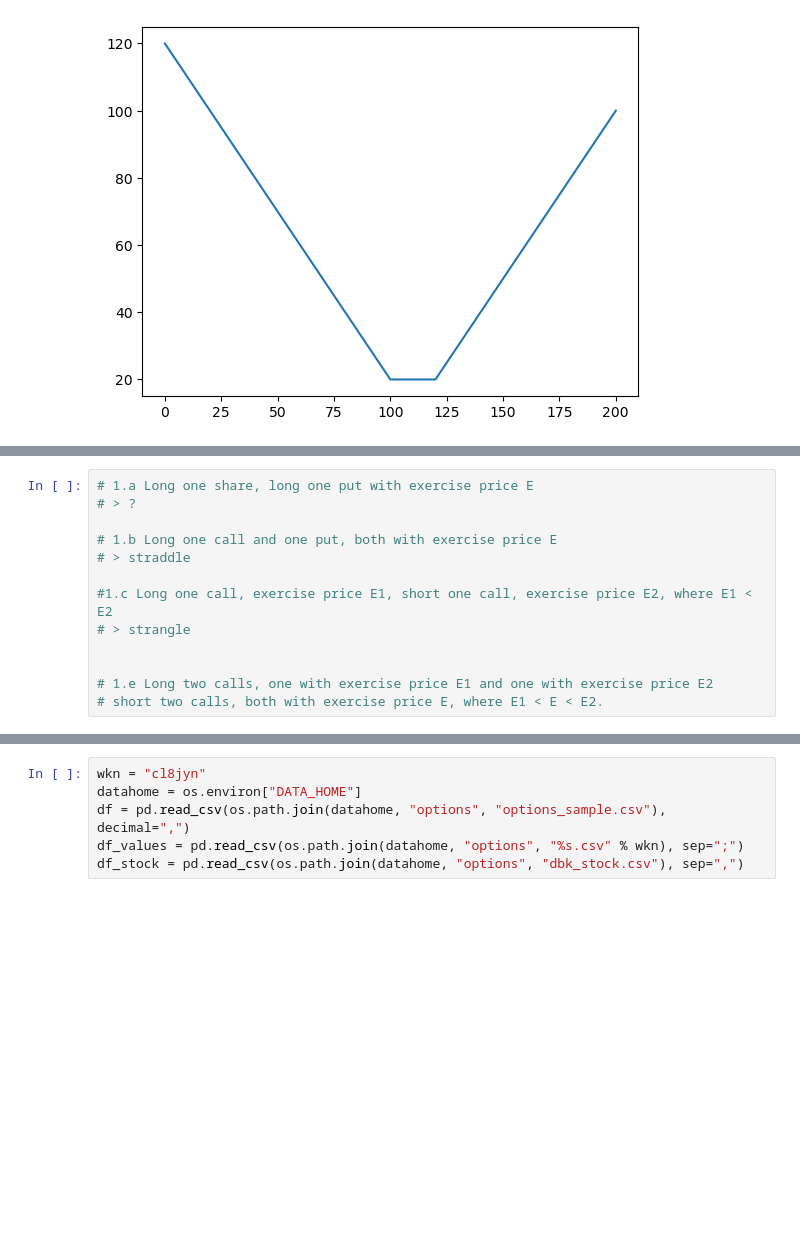
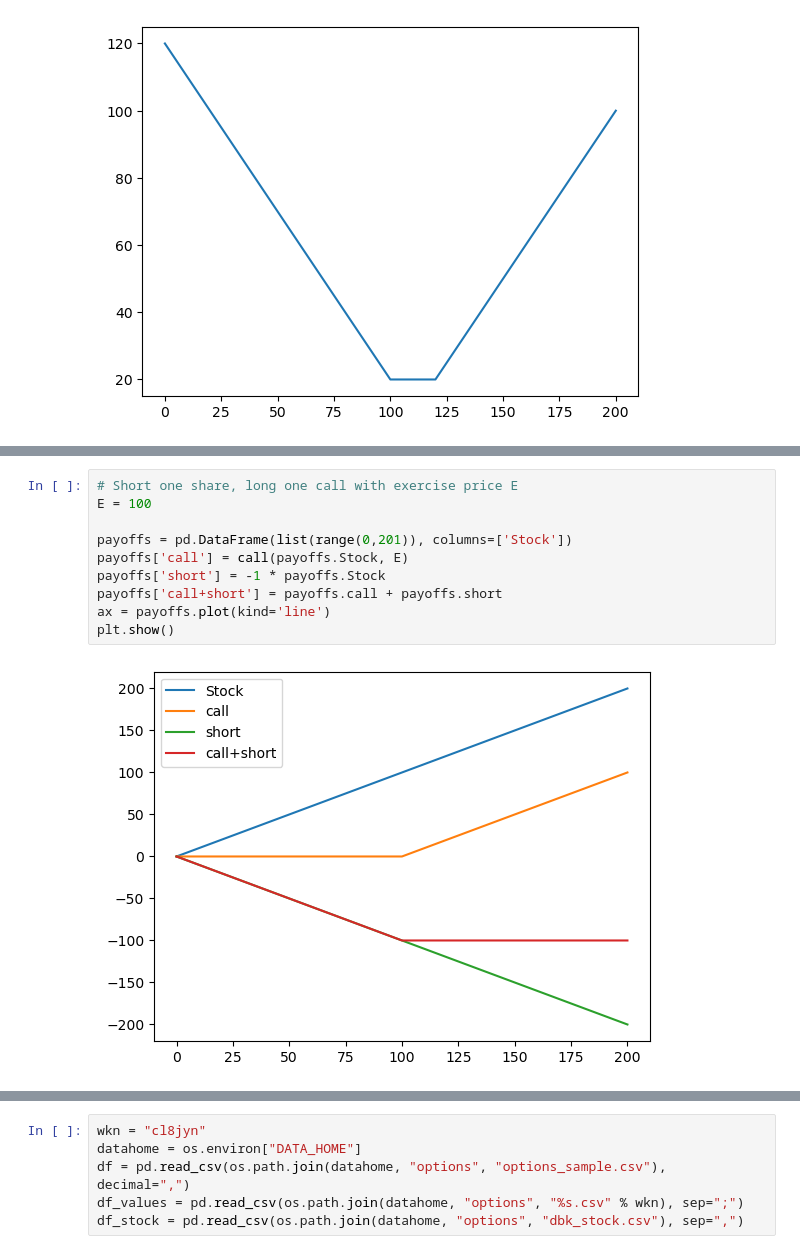
Before and after one commit to itomin/fiancee, a Jupyter notebook: notebooks/options_theory.ipynb, the cells around one changed output, grey strips where cells are left out. Saved outputs shown, nothing was run; the diff lists cells and outputs as text; blank space fills up the shorter version.

```diff
--- a/notebooks/Options Theory.ipynb
+++ b/notebooks/options_theory.ipynb
@@ -121,13 +128,12 @@ plt.show()
-# %%
-# 1.a Long one share, long one put with exercise price E
-# > ?
-
-# 1.b Long one call and one put, both with exercise price E
-# > straddle
-
-#1.c Long one call, exercise price E1, short one call, exercise price E2, where E1 < E2
-# > strangle
-
-
-# 1.e Long two calls, one with exercise price E1 and one with exercise price E2
-# short two calls, both with exercise price E, where E1 < E < E2.
+# %%
+# Short one share, long one call with exercise price E
+E = 100
+
+payoffs = pd.DataFrame(list(range(0,201)), columns=['Stock'])
+payoffs['call'] = call(payoffs.Stock, E)
+payoffs['short'] = -1 * payoffs.Stock
+payoffs['call+short'] = payoffs.call + payoffs.short
+ax = payoffs.plot(kind='line')
+plt.show()
+# %% [output]
+[figure, added]
```
Also changed, not shown: parts of 19 cells of this notebook, 14 other files.
